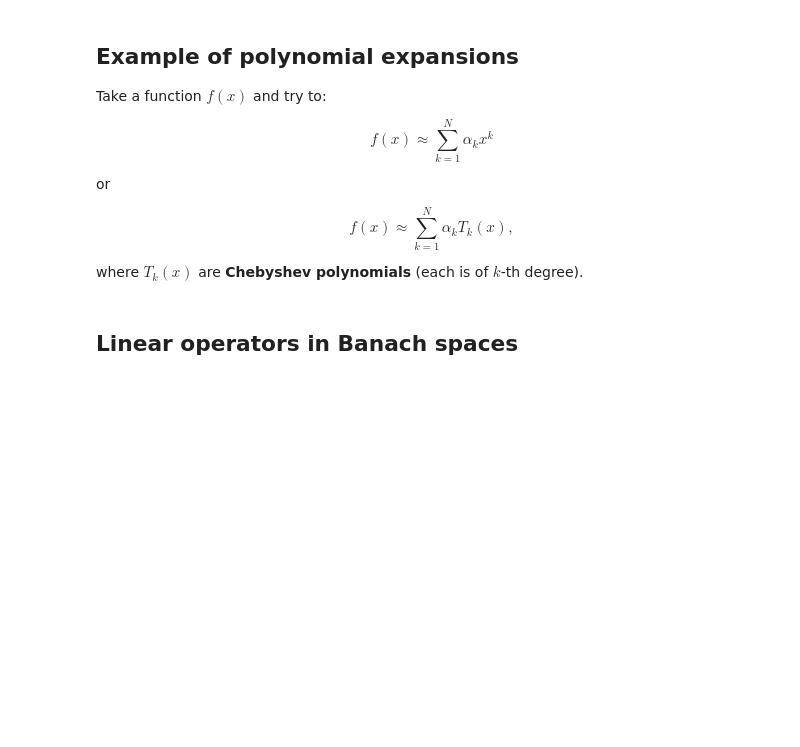
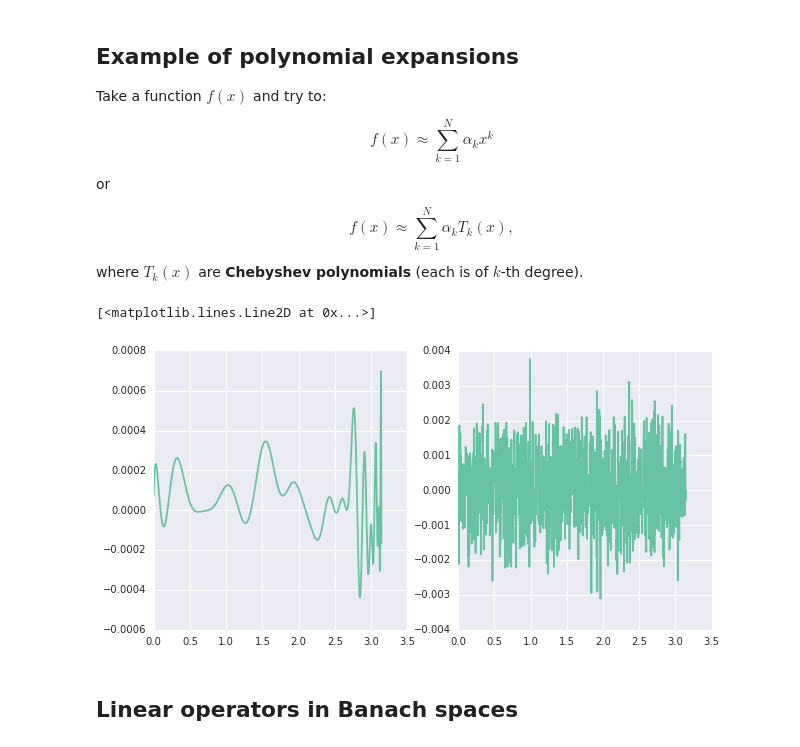
Before and after one commit to oseledets/mathdata, a Jupyter notebook: Lecture-3.ipynb, the cells around one changed output. Cells and saved outputs as stored; diff of their text form; code cells hidden in the pictures; blank space fills up the shorter version.

```diff
--- a/Lecture-3.ipynb
+++ b/Lecture-3.ipynb
@@ -71,3 +66,24 @@ n = 1000
+# %%
+import numpy as np
+import matplotlib.pyplot as plt
+import seaborn as sns
+sns.set_palette('Set2')
+sns.despine()
+%matplotlib inline
+n = 1000
+f = lambda x: np.cos(x)
+x = np.linspace(0, np.pi, n)
+y = f(x)
+yobs = y + 1e-3*np.random.randn(n)
+coef = np.polyfit(x, yobs, deg=200)
+ypol = np.polyval(coef, x)
+#plt.plot(x, y)
+fig, ax = plt.subplots(1, 2, figsize=(10, 5))
+ax[0].plot(x, ypol - y)
+ax[1].plot(x, yobs - y)
+# %% [output]
+[<matplotlib.lines.Line2D at 0x...>]
+[figure, added]
 # %% [markdown]
 ## Linear operators in Banach spaces
 # %% [markdown]
```
Also changed, not shown: parts of 1 cell of this notebook.
